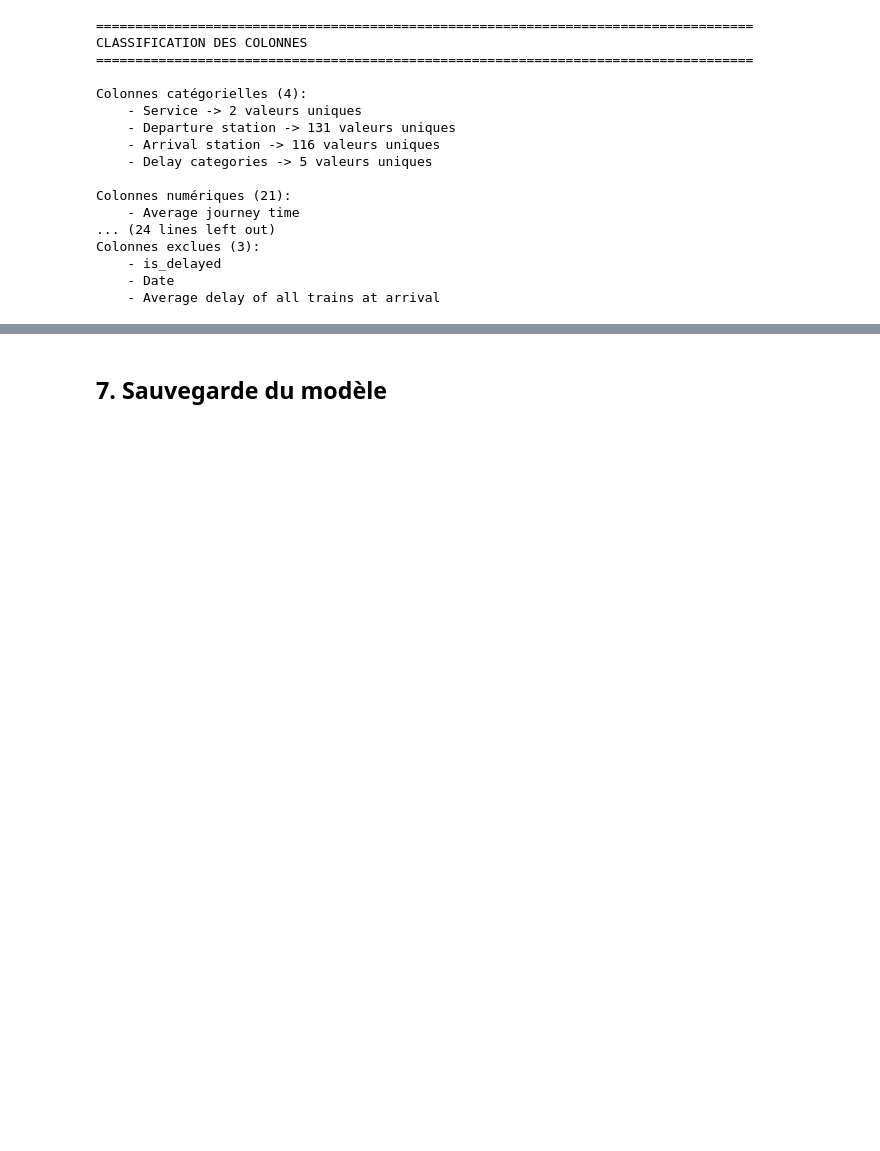
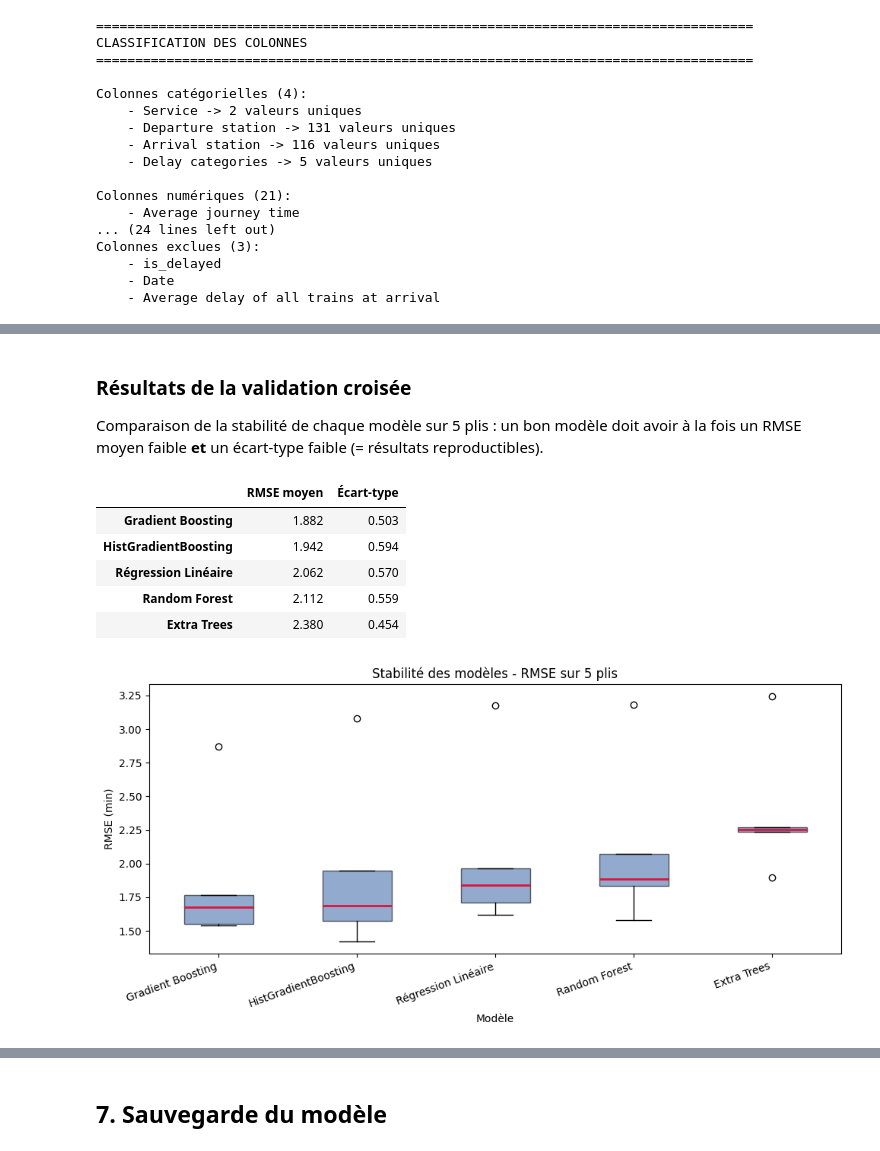
Before and after one commit to LaurinceG4N0/tardis-sncf, a Jupyter notebook: tardis_model.ipynb, the cells around one changed output, grey strips where cells are left out. Drawn from its saved outputs; the diff is of its cells as text; code cells hidden in the pictures; blank space fills up the shorter version.

```diff
--- a/tardis_model.ipynb
+++ b/tardis_model.ipynb
@@ -527,7 +663,7 @@ pipe_rf = Pipeline(
                 min_samples_split=5,  # Nombre minimum d'exemples pour splitter un nœud
                 min_samples_leaf=2,  # Nombre minimum d'exemples dans une feuille
                 max_features="sqrt",  # Nombre de features à considérer à chaque split
-                n_jobs=2,
+                n_jobs=-1,
                 random_state=SEED,
             ),
         ),
@@ -604,7 +740,7 @@ pipe_et = Pipeline(
                 min_samples_split=5,
                 min_samples_leaf=2,
                 max_features="sqrt",
-                n_jobs=2,
+                n_jobs=-1,
                 random_state=SEED,
             ),
         ),
@@ -796 +963,45 @@ Calcul de la validation croisée (5 plis) pour chaque modèle...
+# %% [markdown]
+### Résultats de la validation croisée
+
+Comparaison de la stabilité de chaque modèle sur 5 plis : un bon modèle doit avoir à la fois un RMSE moyen faible **et** un écart-type faible (= résultats reproductibles).
+# %%
+# Visualisation des résultats de validation croisée
+
+cv_summary = pd.DataFrame(
+    {
+        name: {"RMSE moyen": v["mean_rmse"], "Écart-type": v["std_rmse"]}
+        for name, v in cv_results.items()
+    }
+).T.sort_values("RMSE moyen")
+
+display(
+    cv_summary.style.background_gradient(subset=["RMSE moyen"], cmap="RdYlGn_r")
+    .background_gradient(subset=["Écart-type"], cmap="RdYlGn_r")
+    .format({"RMSE moyen": "{:.3f}", "Écart-type": "{:.3f}"})
+)
+
+# Boxplot des scores CV par modèle
+fig, ax = plt.subplots(figsize=(10, 5))
+data_box = [cv_results[name]["scores"] for name in cv_summary.index]
+ax.boxplot(
+    data_box,
+    labels=cv_summary.index,
+    patch_artist=True,
+    boxprops=dict(facecolor="#4C72B0", alpha=0.6),
+    medianprops=dict(color="crimson", linewidth=2),
+)
+ax.set_title("Stabilité des modèles - RMSE sur 5 plis")
+ax.set_ylabel("RMSE (min)")
+ax.set_xlabel("Modèle")
+plt.xticks(rotation=20, ha="right")
+plt.tight_layout()
+plt.show()
+# %% [output]
+|  | RMSE moyen | Écart-type |
+| Gradient Boosting | 1.882 | 0.503 |
+| HistGradientBoosting | 1.942 | 0.594 |
+| Régression Linéaire | 2.062 | 0.570 |
+| Random Forest | 2.112 | 0.559 |
+| Extra Trees | 2.380 | 0.454 |
+[figure, added]
 # %% [markdown]
```
Also changed, not shown: parts of 40 cells of this notebook, 4 other files.
